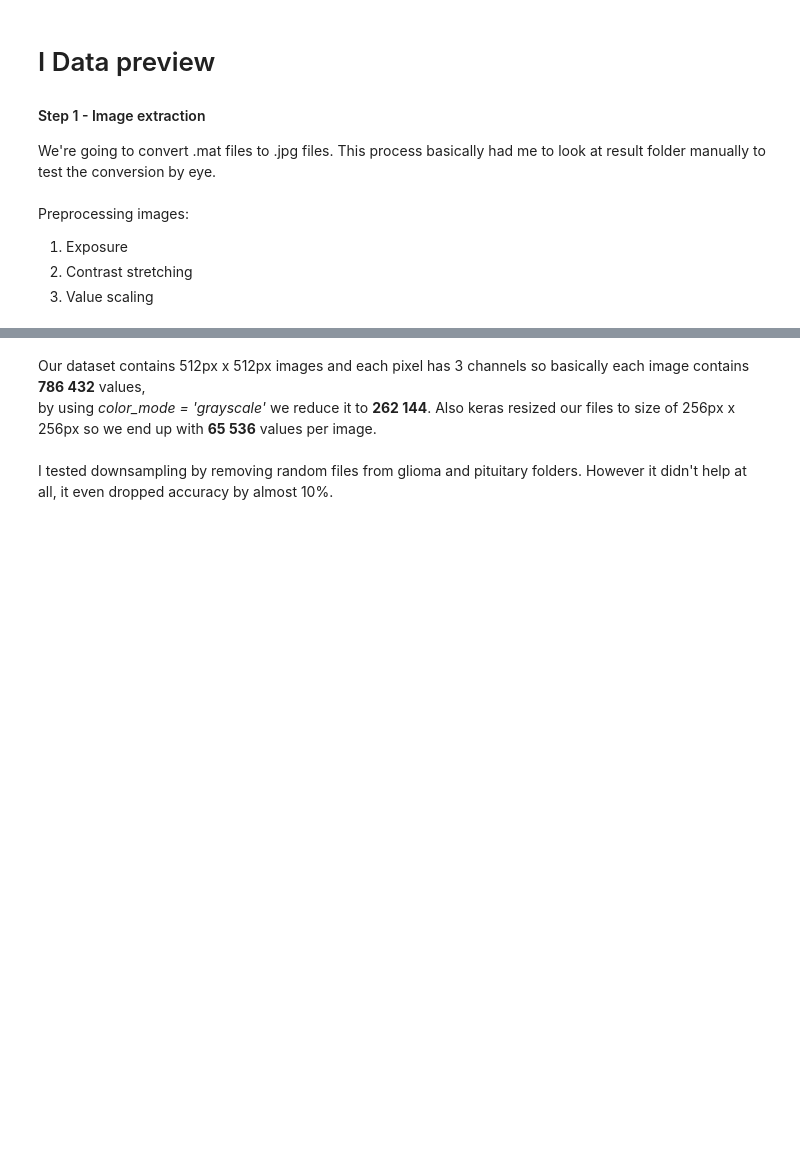
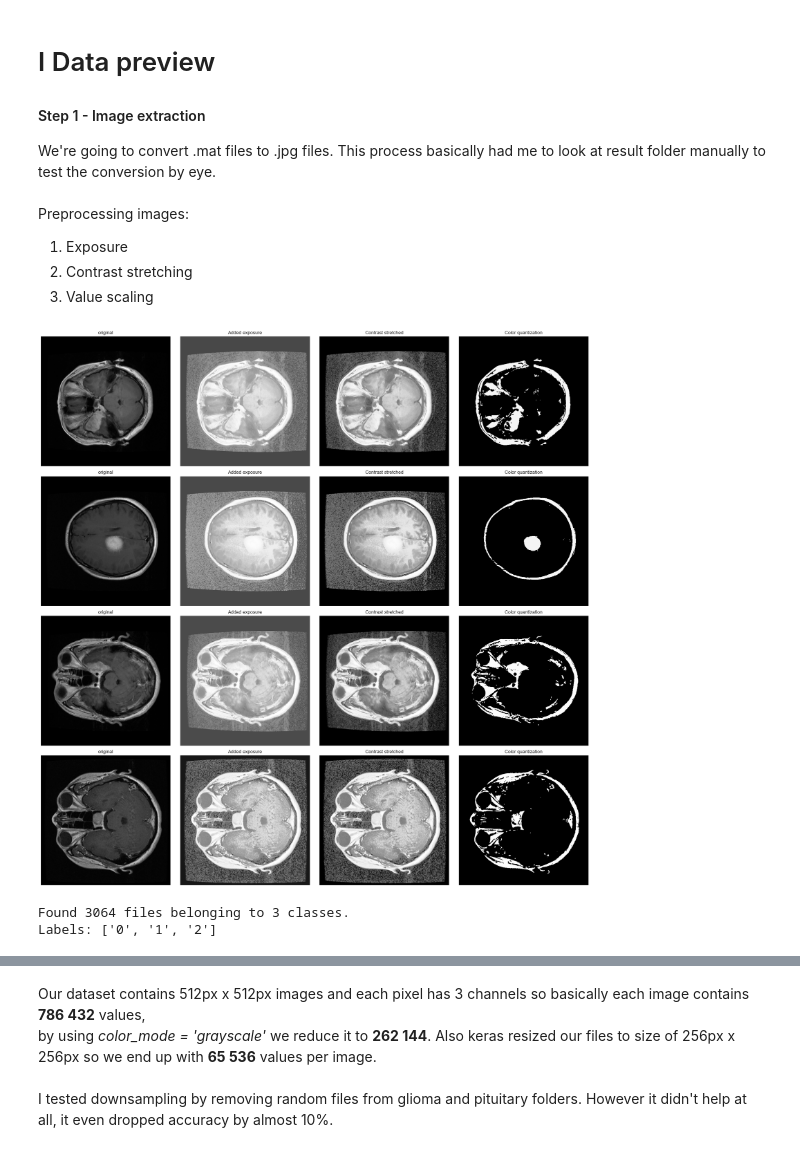
Before and after one commit to gracjan-p/brain-tumors, a Jupyter notebook: brain-tumors-analysis.ipynb, the cells around one changed output, grey strips where cells are left out. Drawn from its saved outputs; the diff is of its cells as text; code cells hidden in the pictures; blank space fills up the shorter version.

```diff
--- a/brain-tumors-analysis.ipynb
+++ b/brain-tumors-analysis.ipynb
@@ -112,25 +112,30 @@ for i, mat in enumerate(matrices):
 # %%
 test_path = 'D:\\data-science\\brain-tumor-data\\test'
 test_files = os.listdir(test_path)
 
 fig, axes = plt.subplots(nrows=4, ncols=4, figsize=(20, 20))
 
 for i, file in enumerate(test_files):
     img = Image.open(test_path + '\\' + file)
     y, x = [int(x[0]) for x in file.split('_')[1:]]
 
     axes[y, x].imshow(img, cmap='grey', vmin=0, vmax=255)
     axes[y, x].set_axis_off()
     axes[y, 0].set_title('original')
     axes[y, 1].set_title('Added exposure')
     axes[y, 2].set_title('Contrast stretched')
-    axes[y, 3].set_title('Cleaned background')
+    axes[y, 3].set_title('Color quantization')
 
 plt.tight_layout()
+# %% [output]
+[figure, added]
 # %%
-data = tf.keras.utils.image_dataset_from_directory(data_path, batch_size=8, color_mode='grayscale', image_size=(512, 512))
+data = tf.keras.utils.image_dataset_from_directory(data_path, batch_size=8, color_mode='grayscale', image_size=(256, 256))
 label_names = data.class_names
 print(f"Labels: {label_names}\n")
+# %% [output]
+Found 3064 files belonging to 3 classes.
+Labels: ['0', '1', '2']
 # %%
 data_iterator = data.as_numpy_iterator()
 batch = data_iterator.next()
```
Also changed, not shown: parts of 16 cells of this notebook.
